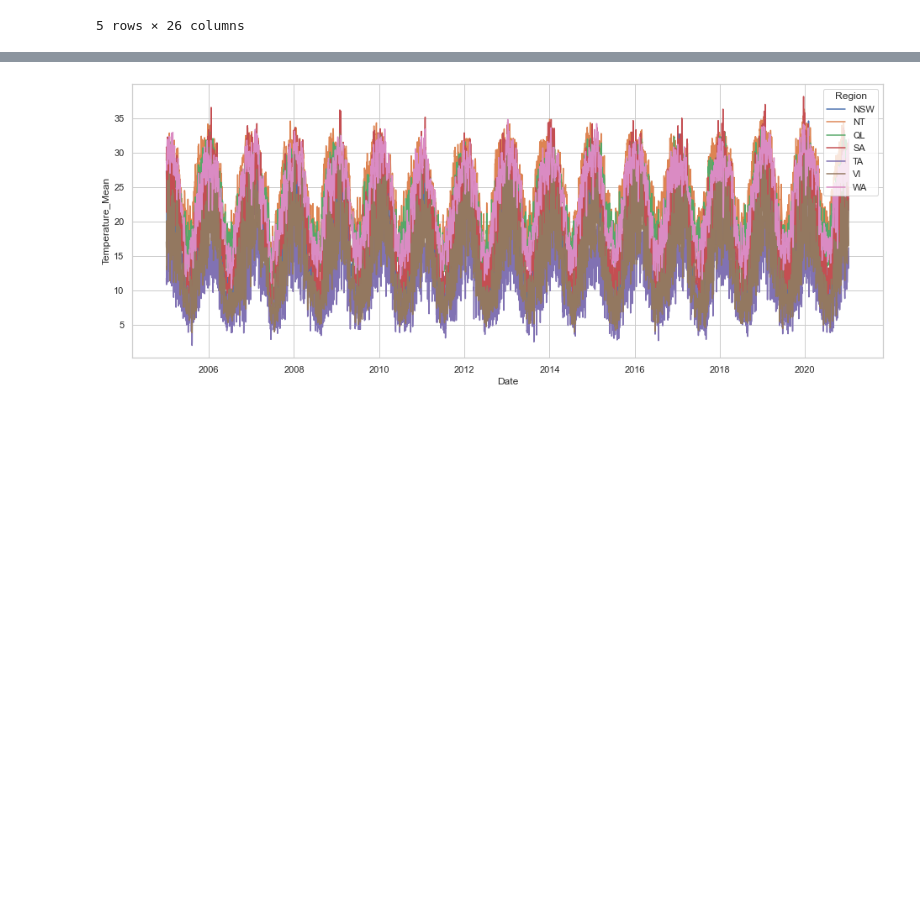
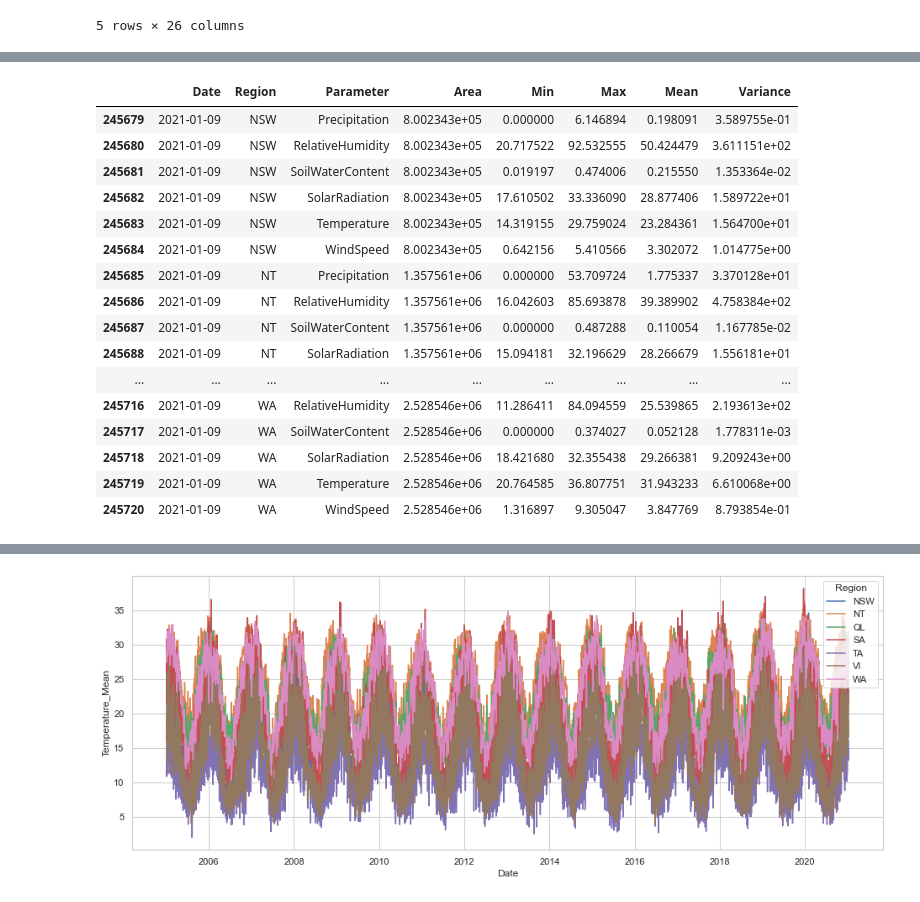
Before and after one commit to sarmitamajumdar/Spot_Challenge_Wildfires, a Jupyter notebook: Spot_Challange_Wildfires.ipynb, the cells around one changed output, grey strips where cells are left out. Cells and saved outputs as stored; diff of their text form; code cells hidden in the pictures; blank space fills up the shorter version.

```diff
--- a/Spot_Challange_Wildfires.ipynb
+++ b/Spot_Challange_Wildfires.ipynb
@@ -369,0 +523,24 @@ weather_df.head()
+# %%
+weather_df.loc[weather_df['Temperature_Mean'].isna(), :]
+
+df_weather.loc[df_weather['Date'] == "2014-02-08", :]
+
+df_weather.loc[df_weather['Date'] == "2021-01-09", :]
+# %% [output]
+|  | Date | Region | Parameter | Area | Min | Max | Mean | Variance |
+| 245679 | 2021-01-09 | NSW | Precipitation | 8.002343e+05 | 0.000000 | 6.146894 | 0.198091 | 3.589755e-01 |
+| 245680 | 2021-01-09 | NSW | RelativeHumidity | 8.002343e+05 | 20.717522 | 92.532555 | 50.424479 | 3.611151e+02 |
+| 245681 | 2021-01-09 | NSW | SoilWaterContent | 8.002343e+05 | 0.019197 | 0.474006 | 0.215550 | 1.353364e-02 |
+| 245682 | 2021-01-09 | NSW | SolarRadiation | 8.002343e+05 | 17.610502 | 33.336090 | 28.877406 | 1.589722e+01 |
+| 245683 | 2021-01-09 | NSW | Temperature | 8.002343e+05 | 14.319155 | 29.759024 | 23.284361 | 1.564700e+01 |
+| 245684 | 2021-01-09 | NSW | WindSpeed | 8.002343e+05 | 0.642156 | 5.410566 | 3.302072 | 1.014775e+00 |
+| 245685 | 2021-01-09 | NT | Precipitation | 1.357561e+06 | 0.000000 | 53.709724 | 1.775337 | 3.370128e+01 |
+| 245686 | 2021-01-09 | NT | RelativeHumidity | 1.357561e+06 | 16.042603 | 85.693878 | 39.389902 | 4.758384e+02 |
+| 245687 | 2021-01-09 | NT | SoilWaterContent | 1.357561e+06 | 0.000000 | 0.487288 | 0.110054 | 1.167785e-02 |
+| 245688 | 2021-01-09 | NT | SolarRadiation | 1.357561e+06 | 15.094181 | 32.196629 | 28.266679 | 1.556181e+01 |
+| ... | ... | ... | ... | ... | ... | ... | ... | ... |
+| 245716 | 2021-01-09 | WA | RelativeHumidity | 2.528546e+06 | 11.286411 | 84.094559 | 25.539865 | 2.193613e+02 |
+| 245717 | 2021-01-09 | WA | SoilWaterContent | 2.528546e+06 | 0.000000 | 0.374027 | 0.052128 | 1.778311e-03 |
+| 245718 | 2021-01-09 | WA | SolarRadiation | 2.528546e+06 | 18.421680 | 32.355438 | 29.266381 | 9.209243e+00 |
+| 245719 | 2021-01-09 | WA | Temperature | 2.528546e+06 | 20.764585 | 36.807751 | 31.943233 | 6.610068e+00 |
+| 245720 | 2021-01-09 | WA | WindSpeed | 2.528546e+06 | 1.316897 | 9.305047 | 3.847769 | 8.793854e-01 |
```
Also changed, not shown: parts of 96 cells of this notebook, 1 other file.
